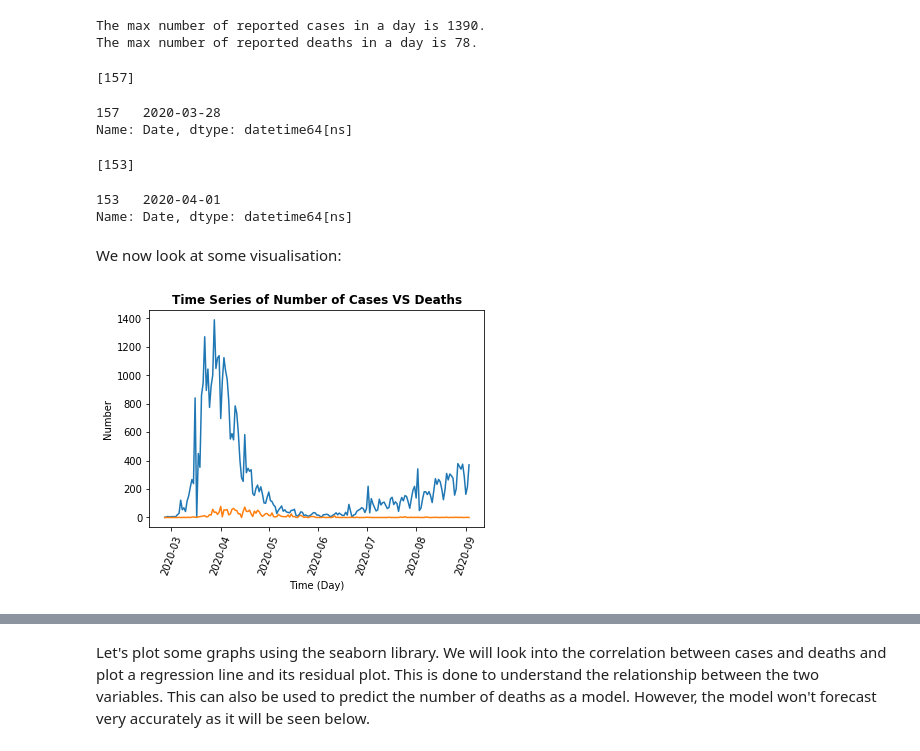
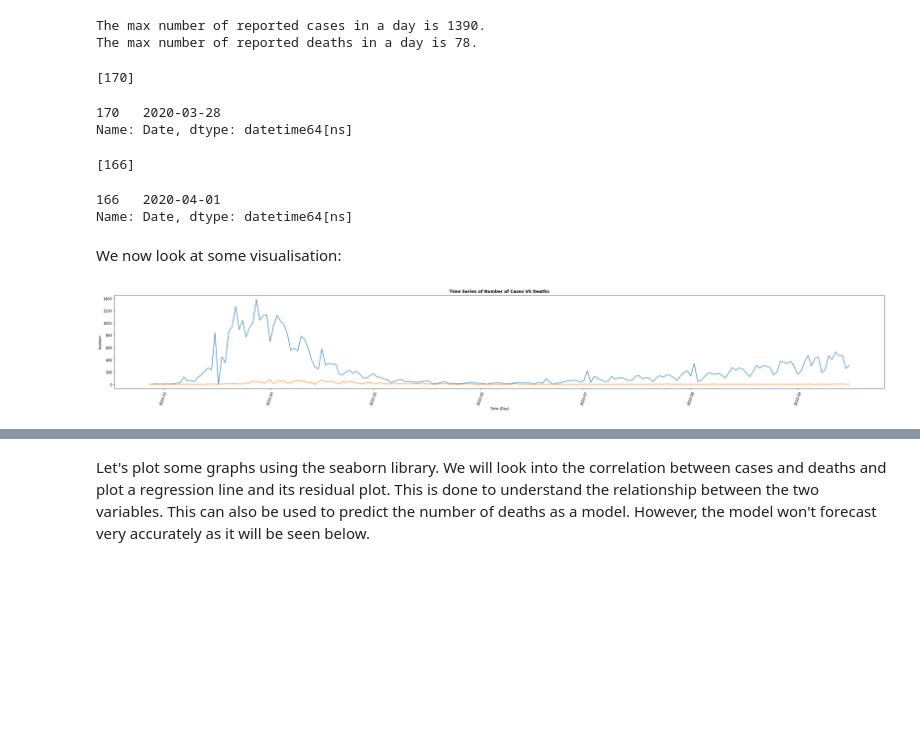
Before and after one commit to dagzk/COVID_19, a Jupyter notebook: Switzerland_Jupyter.ipynb, the cells around one changed output, grey strips where cells are left out. Cells and saved outputs as stored; diff of their text form; code cells hidden in the pictures; blank space fills up the shorter version.

```diff
--- a/Switzerland_Jupyter.ipynb
+++ b/Switzerland_Jupyter.ipynb
@@ -155,7 +158,6 @@ We can drop down the wrong inputs from the countries' list. (Updated Sep 3rd 202
 # %%
 # Drop countries (User can do it himself)
 df = df[df.countriesAndTerritories != 'Ecuador']
-df = df[df.countriesAndTerritories != 'Luxembourg']
 # %%
 # How many instances where at least 10 cases FOR EVERY COUNTRY were reported in a single day
 df2 = df[df['cases']>= 10]
@@ -395,41 +397,42 @@ The max number of reported deaths in a day is 78.
 max_cases_index = df4[df4['Cases'] == df4.Cases.max()].index.values
 print(max_cases_index)
 # %% [output]
-[157]
+[170]
 # %%
 # Find which day most cases were
 max_day_cases = df4.iloc[max_cases_index, 0]
 print(max_day_cases)
 # %% [output]
-157   2020-03-28
+170   2020-03-28
 Name: Date, dtype: datetime64[ns]
 # %%
 # Find index to match deaths date
 max_deaths_index = df4[df4['Deaths'] == df4.Deaths.max()].index.values
 print(max_deaths_index)
 # %% [output]
-[153]
+[166]
 # %%
 # Find which day most deaths were
 max_day_deaths = df4.iloc[max_deaths_index, 0]
 print(max_day_deaths)
 # %% [output]
-153   2020-04-01
+166   2020-04-01
 Name: Date, dtype: datetime64[ns]
 # %% [markdown]
 We now look at some visualisation:
 # %%
 # Plots
 pd.plotting.register_matplotlib_converters()
 
 plt.plot(df4['Date'], df4['Cases'],label = 'Cases')
 plt.plot(df4['Date'], df4['Deaths'], label = 'Deaths')
 plt.title('Time Series of Number of Cases VS Deaths', fontsize='large', fontweight='bold')
 #plt.xlim(pd.Timestamp('2020-02-25'), pd.Timestamp('2020-12-20'))
+plt.rc('figure',figsize = ('40,5')) # changes figure's width and height
 plt.xticks(rotation= 70)
 plt.xlabel('Time (Day)');
 plt.ylabel('Number');
 plt.show()
 # %% [output]
-[figure, old version]
+[figure, new version]
 # %%
```
Also changed, not shown: parts of 34 cells of this notebook.
